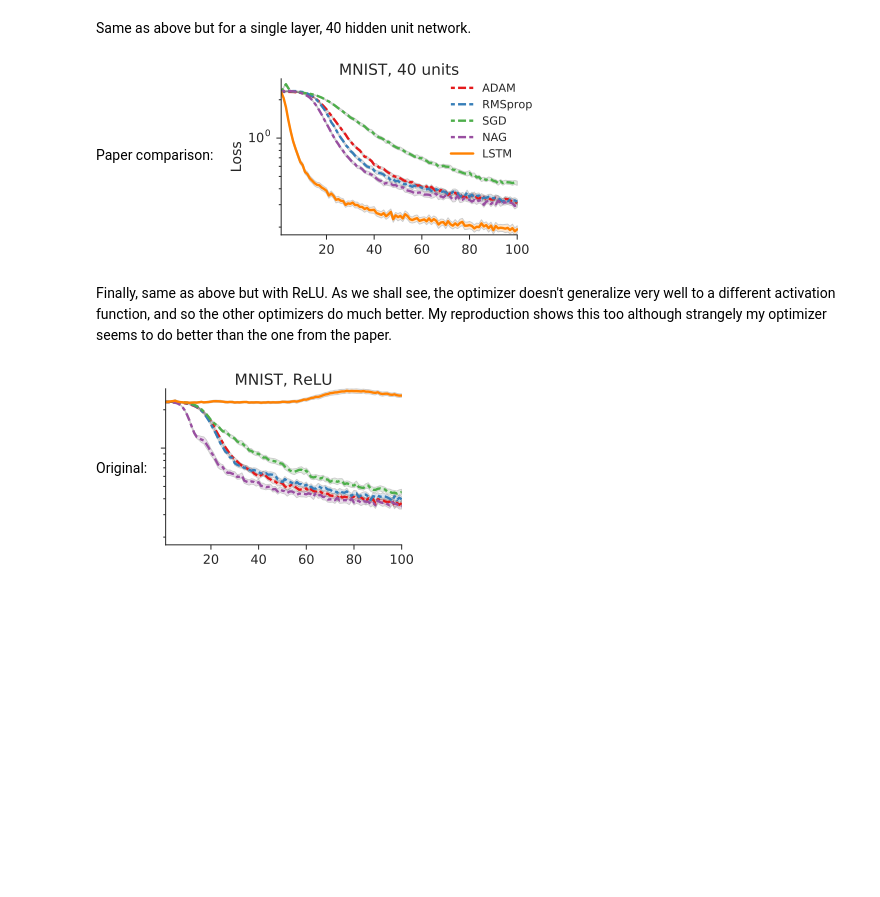
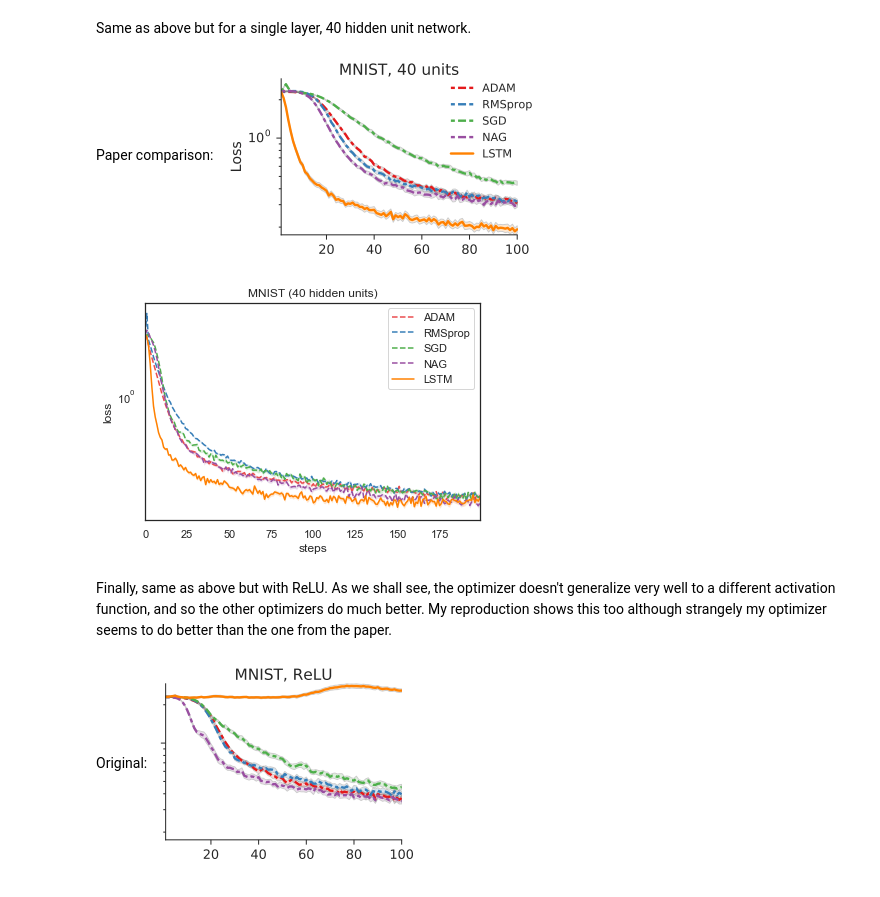
Before and after one commit to Dreamonic/learning-to-learn, a Jupyter notebook: Grad_buffer.ipynb, the cells around one changed output. Saved outputs shown, nothing was run; the diff lists cells and outputs as text; code cells hidden in the pictures; blank space fills up the shorter version.

```diff
--- a/Grad_buffer.ipynb
+++ b/Grad_buffer.ipynb
@@ -579,14 +587,19 @@ for i, ((opt, extra_kwargs), lr) in enumerate(zip(NORMAL_OPTS, QUAD_LRS)):
 
 fit_data[:, :, len(OPT_NAMES)] = np.array(get_fit_dict_test(N_TESTS, mnist_optimizer, None, MNISTLoss, MNISTNetBig, 1, 200, 200, out_mul=0.1, should_train=False))
 # %%
-ax = sns.tsplot(data=fit_data[:, :, :], condition=OPT_NAMES + ['LSTM'], linestyle='--', color=['r', 'b', 'g', 'k', 'y'])
+ax = sns.tsplot(data=fit_data[:, :, :], condition=OPT_NAMES + ['LSTM'], linestyle='--', color=['#ea4c4e', '#377eb8', '#4eae4b', '#994fa1', '#ff8101'])
 ax.lines[-1].set_linestyle('-')
 ax.legend()
 plt.yscale('log')
 plt.xlabel('steps')
 plt.ylabel('loss')
 plt.title('MNIST (40 hidden units)')
+plt.savefig('images/MNIST_40_units.svg')
+plt.savefig('images/MNIST_40_units.pdf')
+plt.savefig('images/MNIST_40_units.png')
 plt.show()
+# %% [output]
+[figure, added]
 # %% [markdown]
 Finally, same as above but with ReLU. As we shall see, the optimizer doesn't generalize very well to a different activation function, and so the other optimizers do much better. My reproduction shows this too although strangely my optimizer seems to do better than the one from the paper.
 
```
Also changed, not shown: parts of 9 cells of this notebook.
